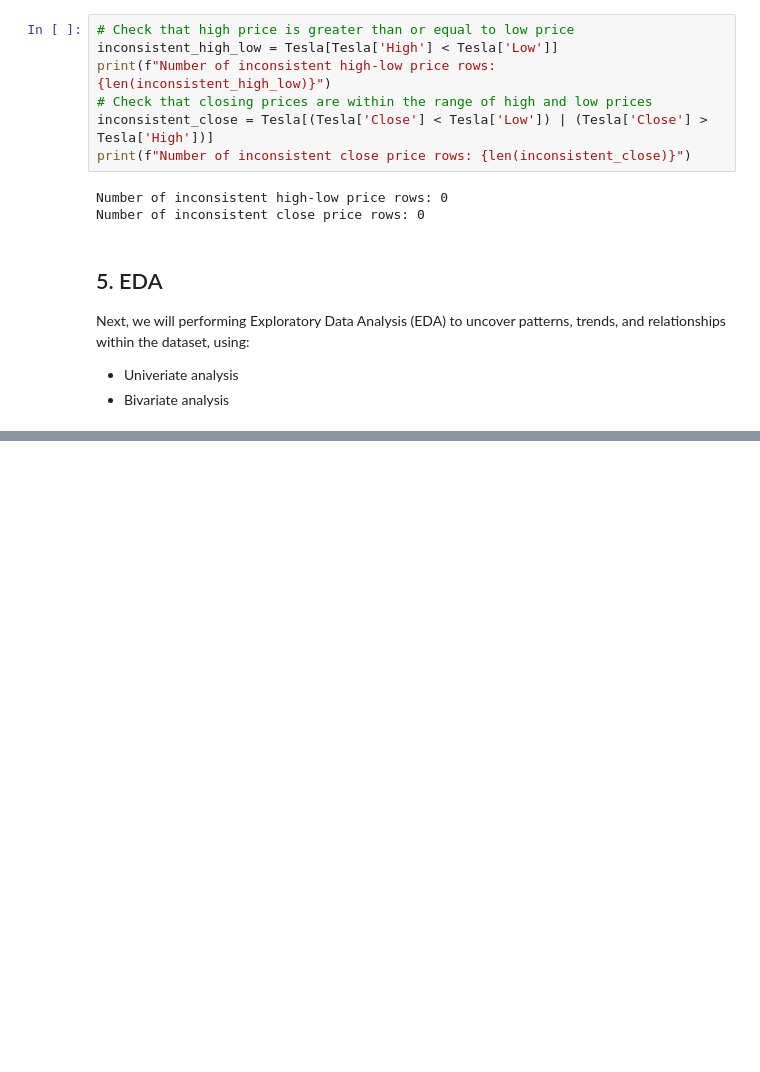
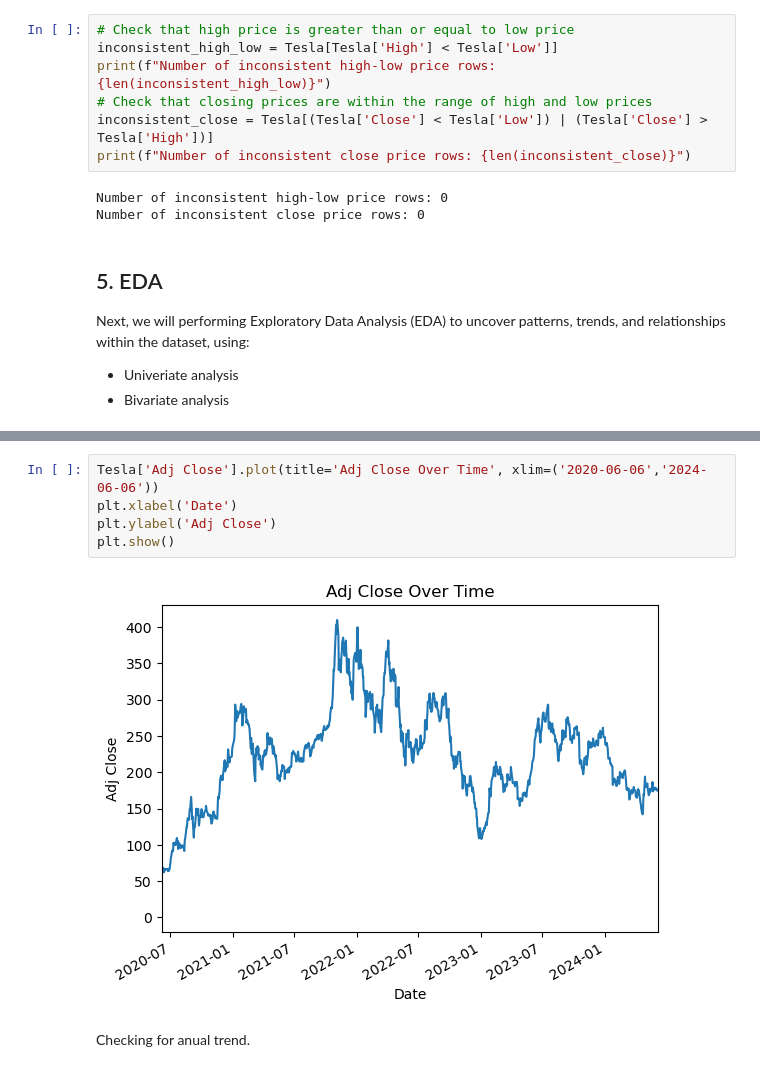
Before and after one commit to marionrion/teslaproject, a Jupyter notebook: Tesla.ipynb, the cells around one changed output, grey strips where cells are left out. Saved outputs shown, nothing was run; the diff lists cells and outputs as text; blank space fills up the shorter version.

```diff
--- a/Tesla.ipynb
+++ b/Tesla.ipynb
@@ -438,0 +300,9 @@ The target variable is: Close
+# %%
+Tesla['Adj Close'].plot(title='Adj Close Over Time', xlim=('2020-06-06','2024-06-06'))
+plt.xlabel('Date')
+plt.ylabel('Adj Close')
+plt.show()
+# %% [output]
+[figure, added]
+# %% [markdown]
+Checking for anual trend.
```
Also changed, not shown: parts of 34 cells of this notebook.
